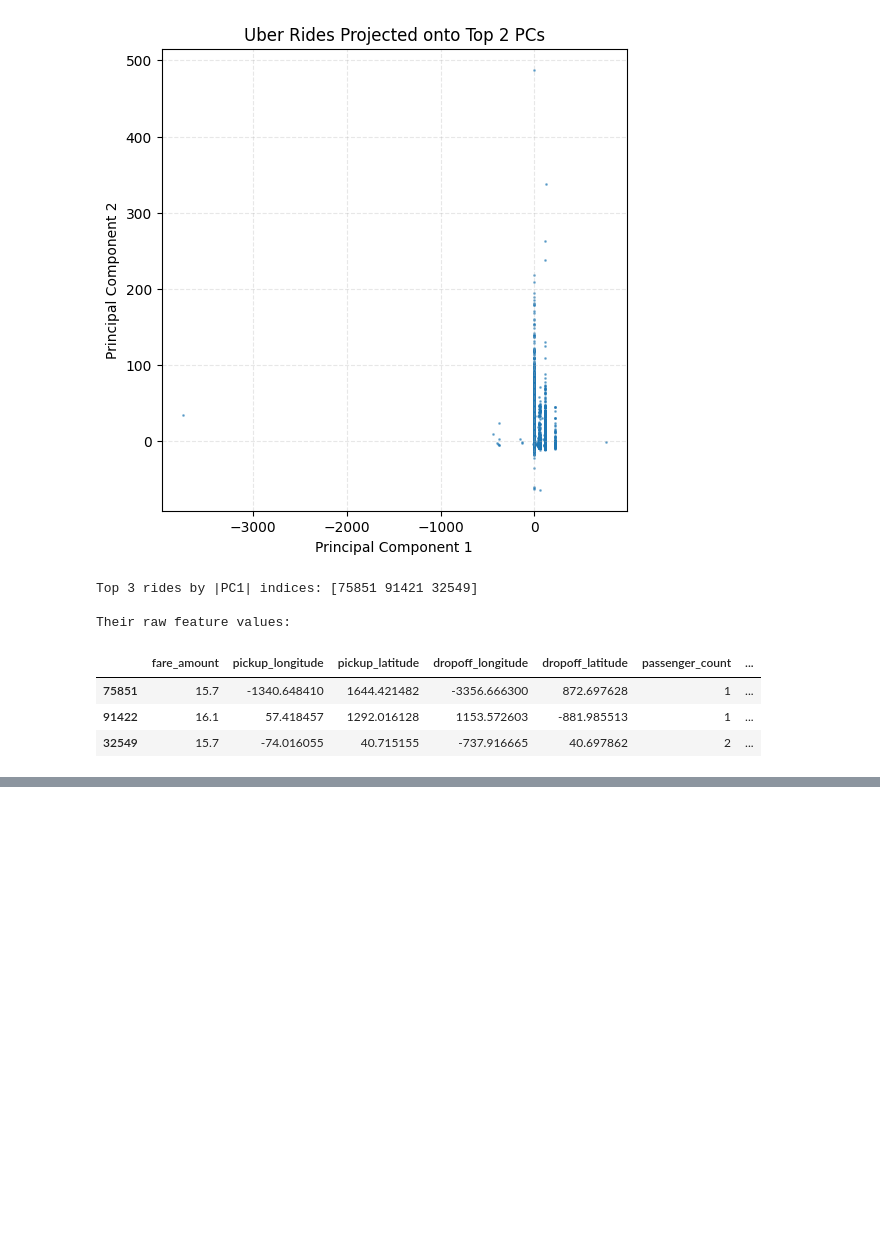
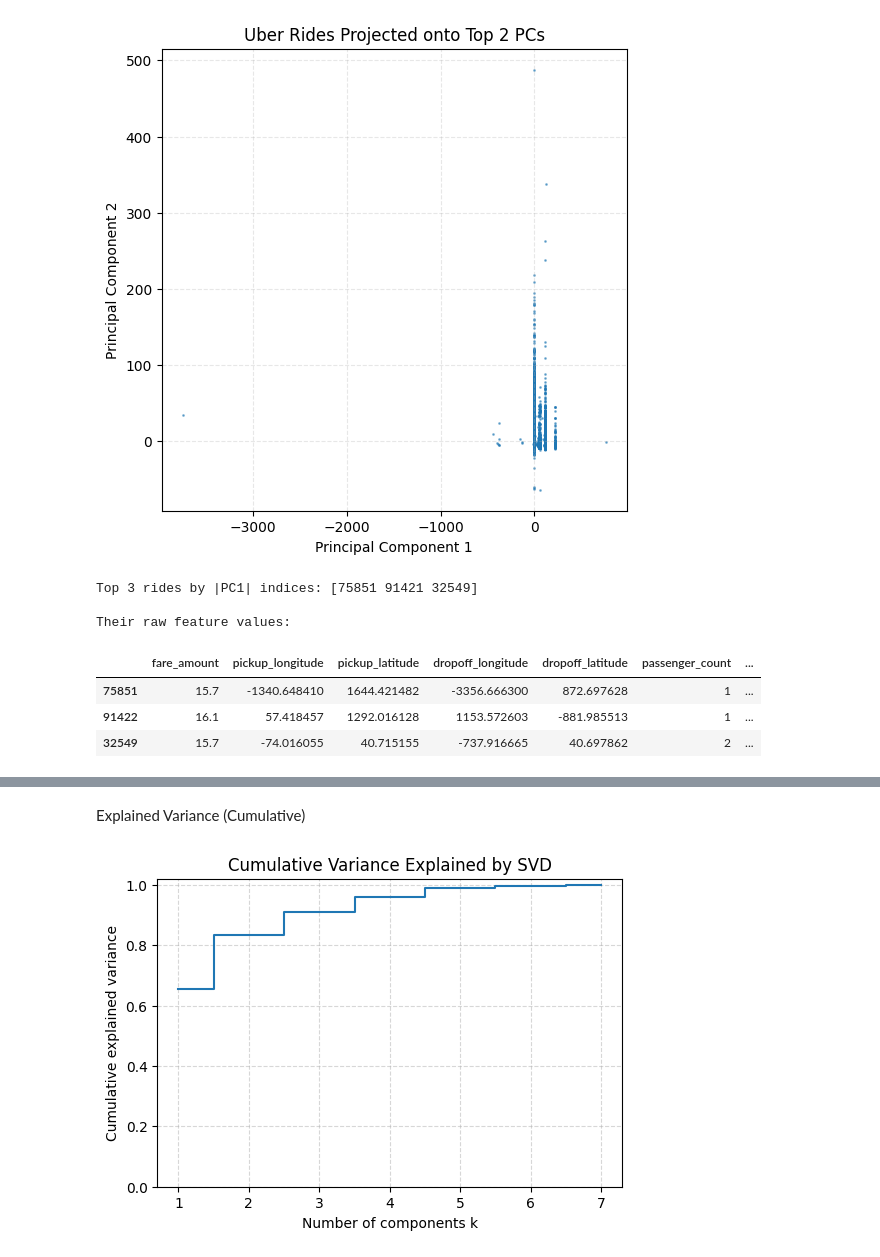
Before and after one commit to Teyymour/cmor438, a Jupyter notebook: unsupervised-learning/SVD/SVD.ipynb, the cells around one changed output, grey strips where cells are left out. Drawn from its saved outputs; the diff is of its cells as text; code cells hidden in the pictures; blank space fills up the shorter version.

```diff
--- a/unsupervised-learning/SVD/SVD.ipynb
+++ b/unsupervised-learning/SVD/SVD.ipynb
@@ -108,0 +122,17 @@ Their raw feature values:
+# %% [markdown]
+ Explained Variance (Cumulative)
+# %%
+explained_var = S**2 / np.sum(S**2)
+cum_var       = np.cumsum(explained_var)
+
+plt.figure(figsize=(6,4))
+plt.step(np.arange(1, len(cum_var)+1), cum_var, where='mid')
+plt.xticks(np.arange(1, len(cum_var)+1))
+plt.ylim(0,1.02)
+plt.xlabel("Number of components k")
+plt.ylabel("Cumulative explained variance")
+plt.title("Cumulative Variance Explained by SVD")
+plt.grid(True, linestyle='--', alpha=0.5)
+plt.show()
+# %% [output]
+[figure, added]
```
Also changed, not shown: parts of 4 cells of this notebook.
